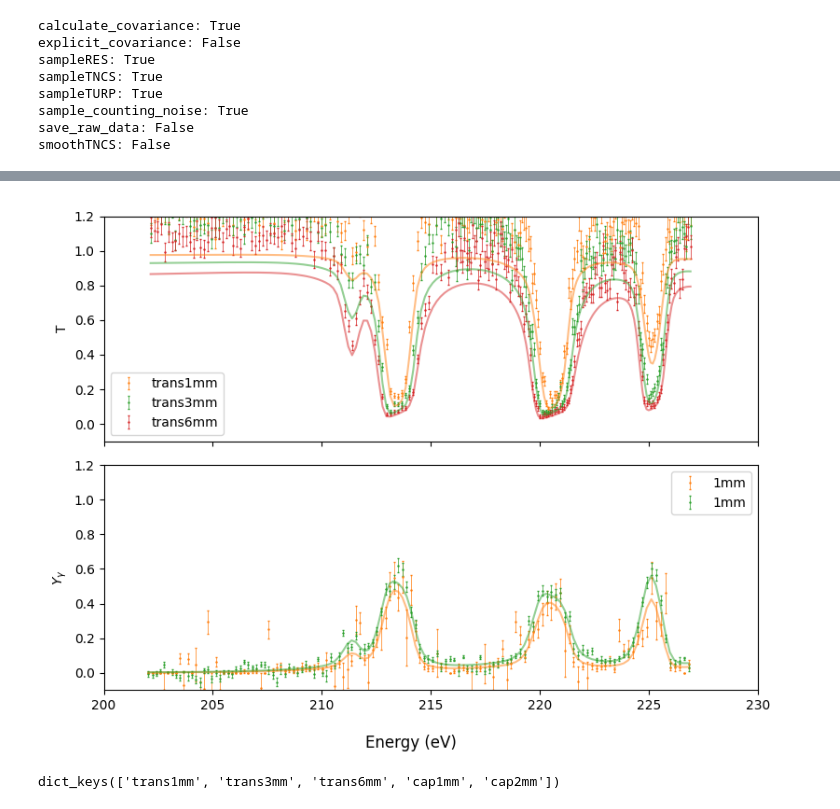
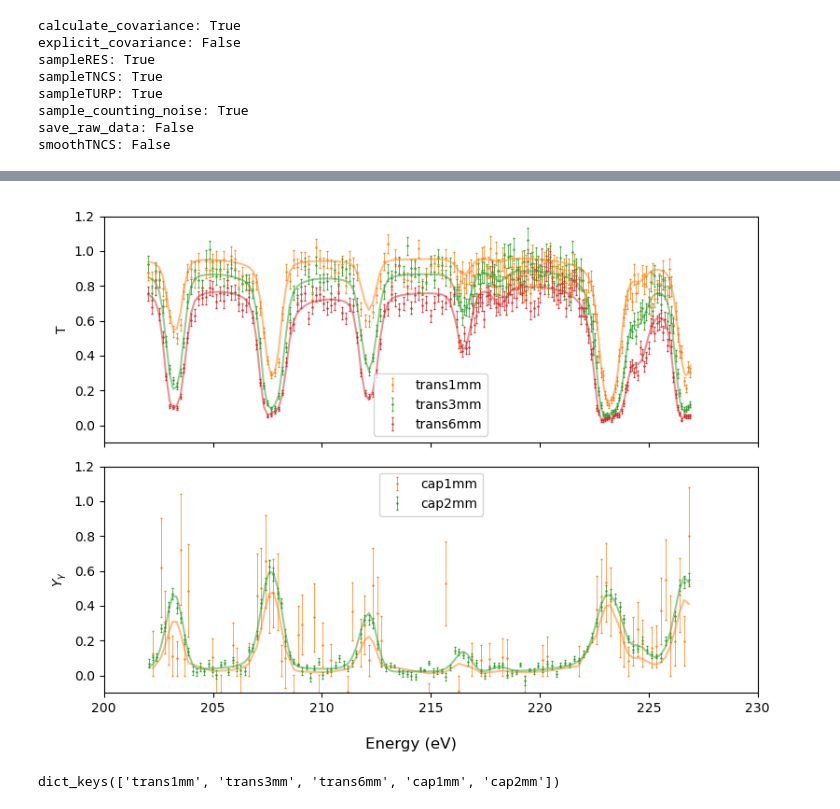
Before and after one commit to Naww137/ATARI, a Jupyter notebook: examples/Ta181_Analysis/AnalyzeTa181_GenerateData.ipynb, the cells around one changed output, grey strips where cells are left out. Cells and saved outputs as stored; diff of their text form; code cells hidden in the pictures.

```diff
--- a/examples/Ta181_Analysis/AnalyzeTa181_GenerateData.ipynb
+++ b/examples/Ta181_Analysis/AnalyzeTa181_GenerateData.ipynb
@@ -64,6 +64,7 @@ capdat1 = sammy_functions.readlst(os.path.join(current_dir, "yield_ta1b_unsmooth
 expcap1 = Experimental_Model(title = "cap1mm",
                                 reaction ="capture",
                                 energy_range = energy_range_all,
+                                energy_grid = np.sort(capdat1.E.values),
                                 n = (0.005631, 0),
                                 FP = (45.27, 0.05),
                                 burst= (8.0,1.0),
@@ -82,6 +83,7 @@ capdat2 = sammy_functions.readlst(os.path.join(current_dir, "yield_ta2_unsmooth.
 expcap2 = Experimental_Model(   title = "cap2mm",
                                 reaction = "capture",
                                 energy_range = energy_range_all,
+                                energy_grid = np.sort(capdat2.E.values),
                                 n = (0.011179, 0.0),
                                 FP = (45.27, 0.05),
                                 burst = (8.0,1.0),
@@ -103,7 +105,7 @@ chw, Emax = get_chw_and_upperE(transdat1.E, 100.14)
 exptrans1 = Experimental_Model(title = "trans1mm",
                                reaction = "transmission",
                                energy_range = energy_range_all,
-
+                                energy_grid = np.sort(transdat1.E.values),
                                 n = (0.00566,0.0),
                                 FP = (100.14,0.0),
                                 burst = (8, 0.0),
@@ -125,7 +127,7 @@ transdat3_covfile = os.path.join(current_dir, "trans-Ta-3mm.idc")
 exptrans3 = Experimental_Model(title = "trans3mm",
                                reaction = "transmission",
                                energy_range = energy_range_all,
-
+                                energy_grid = np.sort(transdat3.E.values),
                                 n = (0.017131,0.0),
                                 FP = (100.14,0.0),
                                 burst = (8, 0.0),
@@ -148,7 +150,7 @@ transdat6_covfile = os.path.join(current_dir, "trans-Ta-6mm.idc")
 exptrans6 = Experimental_Model(title = "trans6mm",
                                reaction = "transmission",
                                energy_range = energy_range_all,
-
+                                energy_grid = np.sort(transdat6.E.values),
                                 n = (0.03356,0.0),
                                 FP = (100.14,0.0),
                                 burst = (8, 0.0),
@@ -596,19 +634,25 @@ trans6mm_gen_meas = Transmission_RPI(trigo=(10000000, 0.0),
 trans6mm_red_meas = Transmission_RPI(trigo=(10000000, 0.0),
                                      trigs=(15000000, 0.0))
 
-cap1mm_gen_meas = Capture_Yield_RPI(trig_g     =  (1000000,   0),
+cap1mm_gen_meas = Capture_Yield_RPI(trig_g     =  (100000,   0),
                                     trig_bg    =  (100000,  0),
                                     trig_f     =  (1000000,   0),
                                     trig_bf    =  (100000,  0)
                                     )
-cap1mm_red_meas = Capture_Yield_RPI(trig_g     =  (1000000,   0),
+cap1mm_red_meas = Capture_Yield_RPI(trig_g     =  (100000,   0),
                                     trig_bg    =  (100000,  0),
                                     trig_f     =  (1000000,   0),
                                     trig_bf    =  (100000,  0)
                                     )
 
-cap2mm_gen_meas = Capture_Yield_RPI()
-cap2mm_red_meas = Capture_Yield_RPI()
+cap2mm_gen_meas = Capture_Yield_RPI(trig_g     =  (10000000,   0),
+                                    trig_bg    =  (1000000,  0),
+                                    trig_f     =  (10000000,   0),
+                                    trig_bf    =  (1000000,  0))
+cap2mm_red_meas = Capture_Yield_RPI(trig_g     =  (10000000,   0),
+                                    trig_bg    =  (1000000,  0),
+                                    trig_f     =  (10000000,   0),
+                                    trig_bf    =  (1000000,  0))
 # %%
 synOPT = syndatOPT(calculate_covariance=True)
 synOPT
@@ -690,3 +740,2 @@ syndat.sample(rto, num_samples=2)
 # %%
-sample1 = syndat.get_sample(1)
-sample1
+sample1 = syndat.get_sample(0)
@@ -698,0 +746,5 @@ sample1
+# %%
+lengths = []
+for key, val in sample1.items():
+    print(key)
+    print(len(val.pw_reduced))
@@ -699,35 +762,35 @@ sample1
 # %%
 ### Plot
 fig, axes = subplots(2,1, figsize=(8,6), sharex=True)
 
 colors = ["C1", "C2", "C3", "C4"]
 ### Trans
 for it, key in enumerate(['trans1mm', 'trans3mm','trans6mm']):
     axes[0].errorbar(sample1[key].pw_reduced.E, sample1[key].pw_reduced.exp, yerr=sample1[key].pw_reduced.exp_unc, zorder=0,
                                             fmt='.',  color=colors[it], linewidth=0.5, markersize=1.5, capsize=1, label=key)
 
     axes[0].plot(sample1[key].pw_reduced.E, sample1[key].pw_reduced.true, color=colors[it], alpha=0.5)
 
 axes[0].set_ylabel("T")
 
 ### Capture
 for ic, key in enumerate(['cap1mm', 'cap2mm']):
     axes[1].errorbar(sample1[key].pw_reduced.E, sample1[key].pw_reduced.exp, yerr=sample1[key].pw_reduced.exp_unc, zorder=0,
-                                            fmt='.', color=colors[ic], linewidth=0.5, markersize=1.5, capsize=1, label='1mm')
+                                            fmt='.', color=colors[ic], linewidth=0.5, markersize=1.5, capsize=1, label=key)
     axes[1].plot(sample1[key].pw_reduced.E, sample1[key].pw_reduced.true, color=colors[ic], alpha=0.5)
 
 axes[1].set_ylabel(r"$Y_{\gamma}$")
 
 ### make it pretty
 for ax in axes:
     ax.set_xlim([200,230])
     ax.set_ylim([-0.1,1.2])
     ax.legend()
 
 fig.supxlabel('Energy (eV)')
 fig.tight_layout()
 # %% [output]
-[figure, old version]
+[figure, new version]
 # %%
 sample1.keys()
 # %% [output]
```
Also changed, not shown: parts of 17 cells of this notebook, 11 other files.
